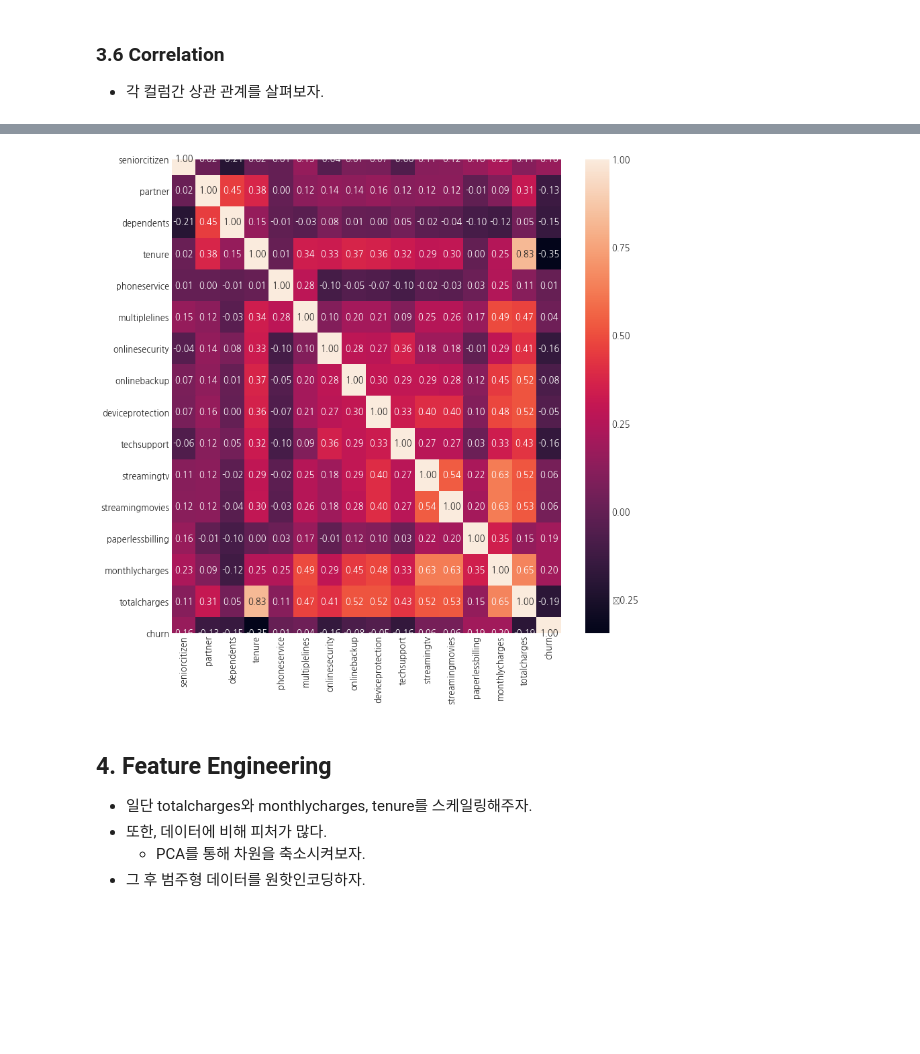
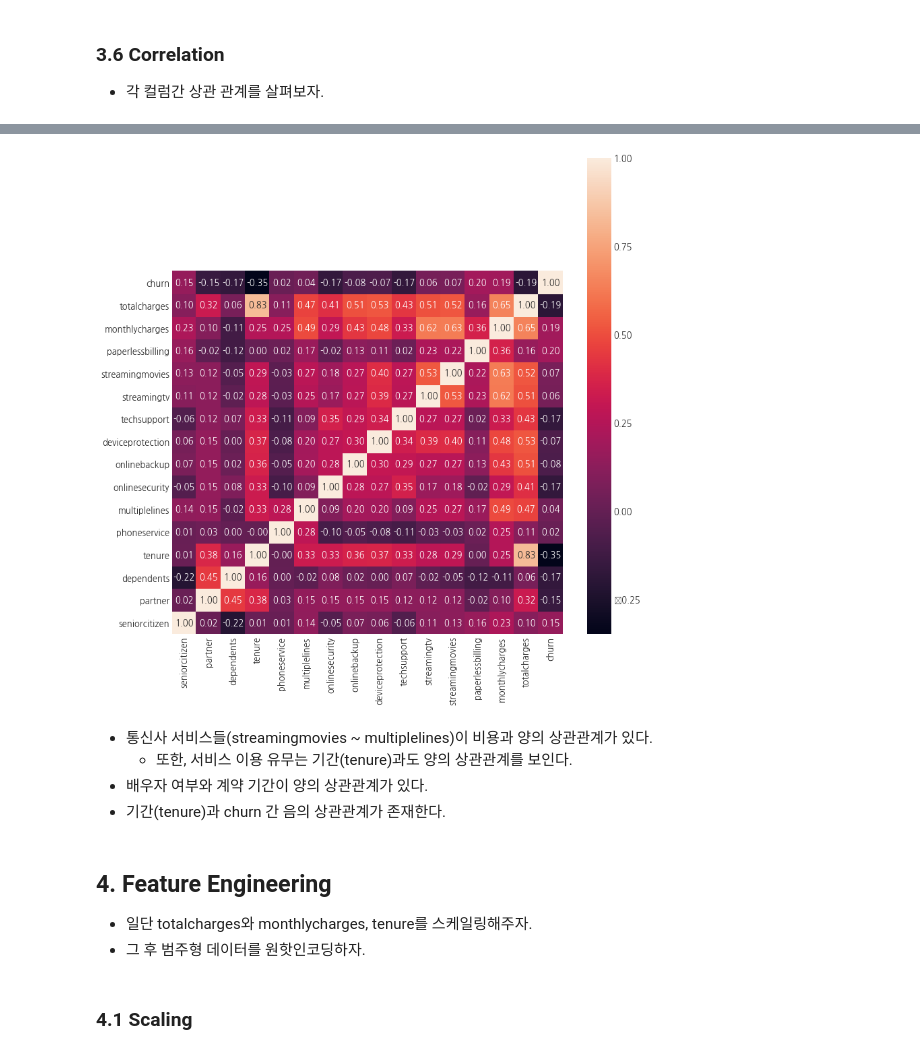
Before and after one commit to Sean-Parkk/Projects, a Jupyter notebook: predict_customer_churn/predict_customer_churn.ipynb, the cells around one changed output, grey strips where cells are left out. Saved outputs shown, nothing was run; the diff lists cells and outputs as text; code cells hidden in the pictures; blank space fills up the shorter version.

```diff
--- a/predict_customer_churn/predict_customer_churn.ipynb
+++ b/predict_customer_churn/predict_customer_churn.ipynb
@@ -497,15 +497,21 @@ df_train.head(2)
 # %%
 plt.figure(figsize=(13, 13))
 sns.heatmap(df_train.corr(), annot=True, fmt='.2f')
+plt.ylim([0,21])
 plt.show()
 # %% [output]
-[figure, old version]
+[figure, new version]
+# %% [markdown]
+* 통신사 서비스들(streamingmovies ~ multiplelines)이 비용과 양의 상관관계가 있다.
+    * 또한, 서비스 이용 유무는 기간(tenure)과도 양의 상관관계를 보인다.
+* 배우자 여부와 계약 기간이 양의 상관관계가 있다.
+* 기간(tenure)과 churn 간 음의 상관관계가 존재한다.
 # %% [markdown]
 ## 4. Feature Engineering
 * 일단 totalcharges와 monthlycharges, tenure를 스케일링해주자.
-* 또한, 데이터에 비해 피처가 많다.
-    * PCA를 통해 차원을 축소시켜보자.
 * 그 후 범주형 데이터를 원핫인코딩하자.
+# %% [markdown]
+### 4.1 Scaling
 # %%
 from sklearn.preprocessing import StandardScaler
 scaler = StandardScaler()
```
Also changed, not shown: parts of 38 cells of this notebook.
